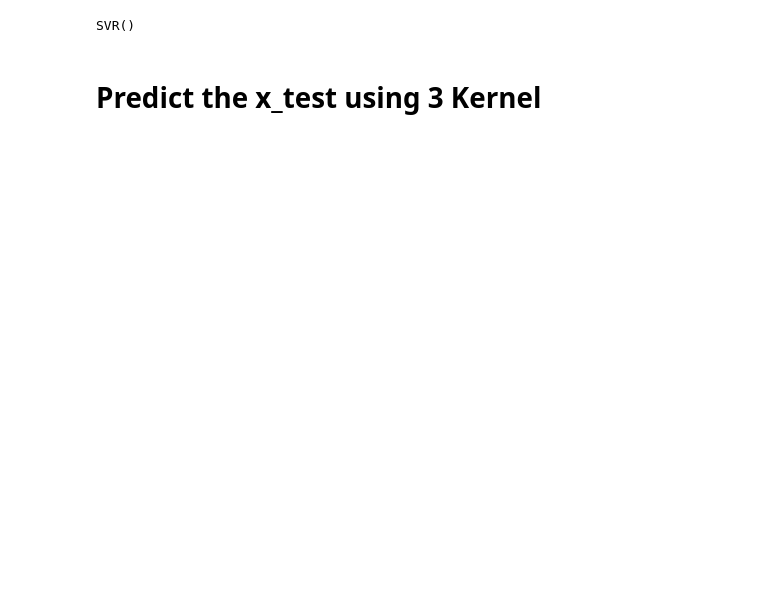
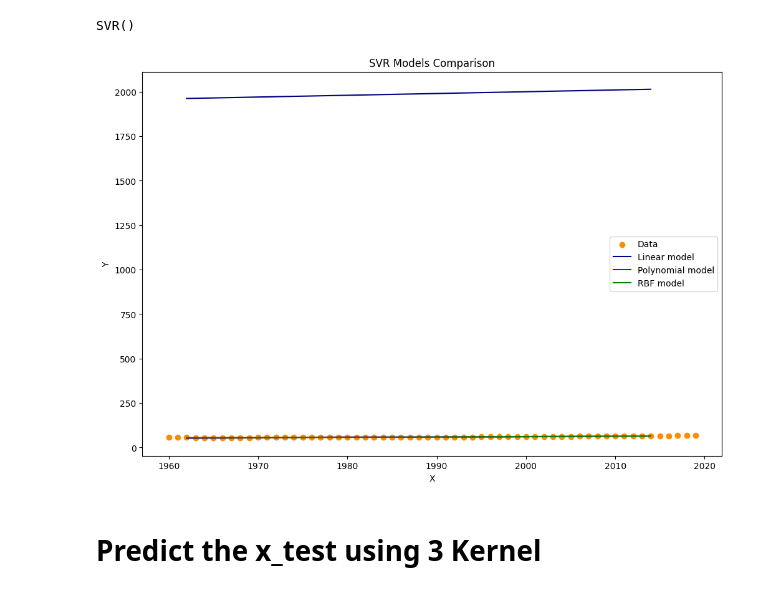
Before and after one commit to mr-baraiya/Machine-Learning-Deep-Learning-hub, a Jupyter notebook: Lab5/Lab5 (DL)_Blank.ipynb, the cells around one changed output. Drawn from its saved outputs; the diff is of its cells as text; code cells hidden in the pictures; blank space fills up the shorter version.

```diff
--- a/Lab5/Lab5 (DL)_Blank.ipynb
+++ b/Lab5/Lab5 (DL)_Blank.ipynb
@@ -145,15 +162,46 @@ SVR()
 # %%
-#Initrialize modeals
-svr_lin = SVR(kernel='linear')
-svr_poly = SVR(kernel='poly',degree=3)
-svr_rbf = SVR(kernel='rbf')
+model_lin = SVR(kernel='linear')
+model_poly = SVR(kernel='poly',degree=3)
+model_rbf = SVR(kernel='rbf')
 # %%
-#
-svr_lin.fit(x_train,y_train.ravel())
-svr_poly.fit(x_train,y_train.ravel())
-svr_rbf.fit(x_train,y_train.ravel())
+model_lin.fit(x_train,y_train.ravel())
+model_poly.fit(x_train,y_train.ravel())
+model_rbf.fit(x_train,y_train.ravel())
 # %% [output]
 SVR()
+# %%
+plt.figure(figsize=(12,8))
+
+plt.scatter(x, y, color='darkorange', label='Data')
+
+plt.plot(
+    sc_x.inverse_transform(x_grid),
+    sc_x.inverse_transform(model_lin.predict(x_grid).reshape(-1,1)),
+    color='navy',
+    label='Linear model'
+)
+
+plt.plot(
+    sc_x.inverse_transform(x_grid),
+    sc_y.inverse_transform(model_poly.predict(x_grid).reshape(-1,1)),
+    color='purple',
+    label='Polynomial model'
+)
+
+plt.plot(
+    sc_x.inverse_transform(x_grid),
+    sc_y.inverse_transform(model_rbf.predict(x_grid).reshape(-1,1)),
+    color='green',
+    label='RBF model'
+)
+
+plt.xlabel('X')
+plt.ylabel('Y')
+plt.title('SVR Models Comparison')
+plt.legend()
+plt.show()
+# %% [output]
+[figure, added]
 # %% [markdown]
 # Predict the x_test using 3 Kernel
 # %%
```
Also changed, not shown: parts of 12 cells of this notebook.
